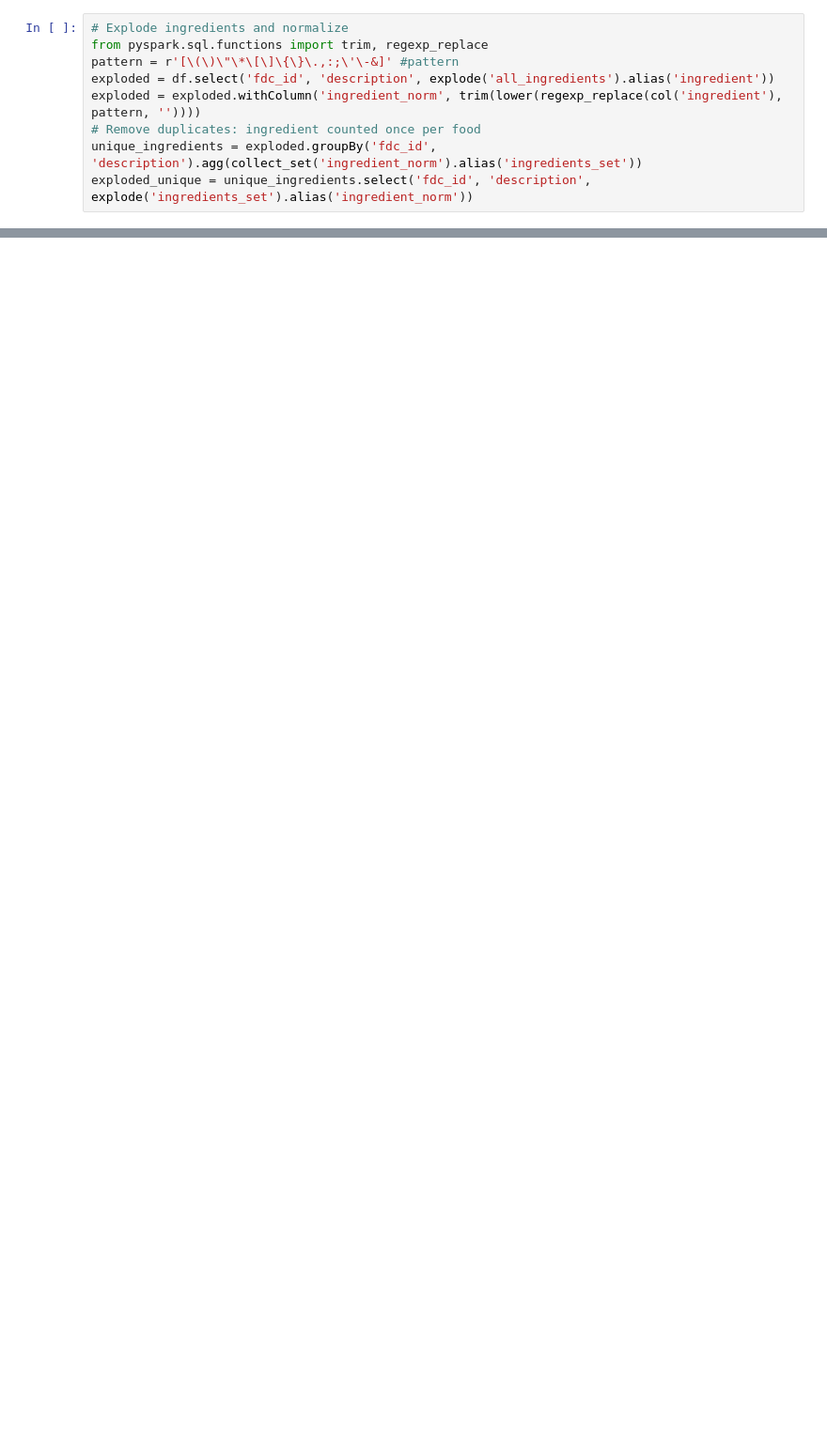
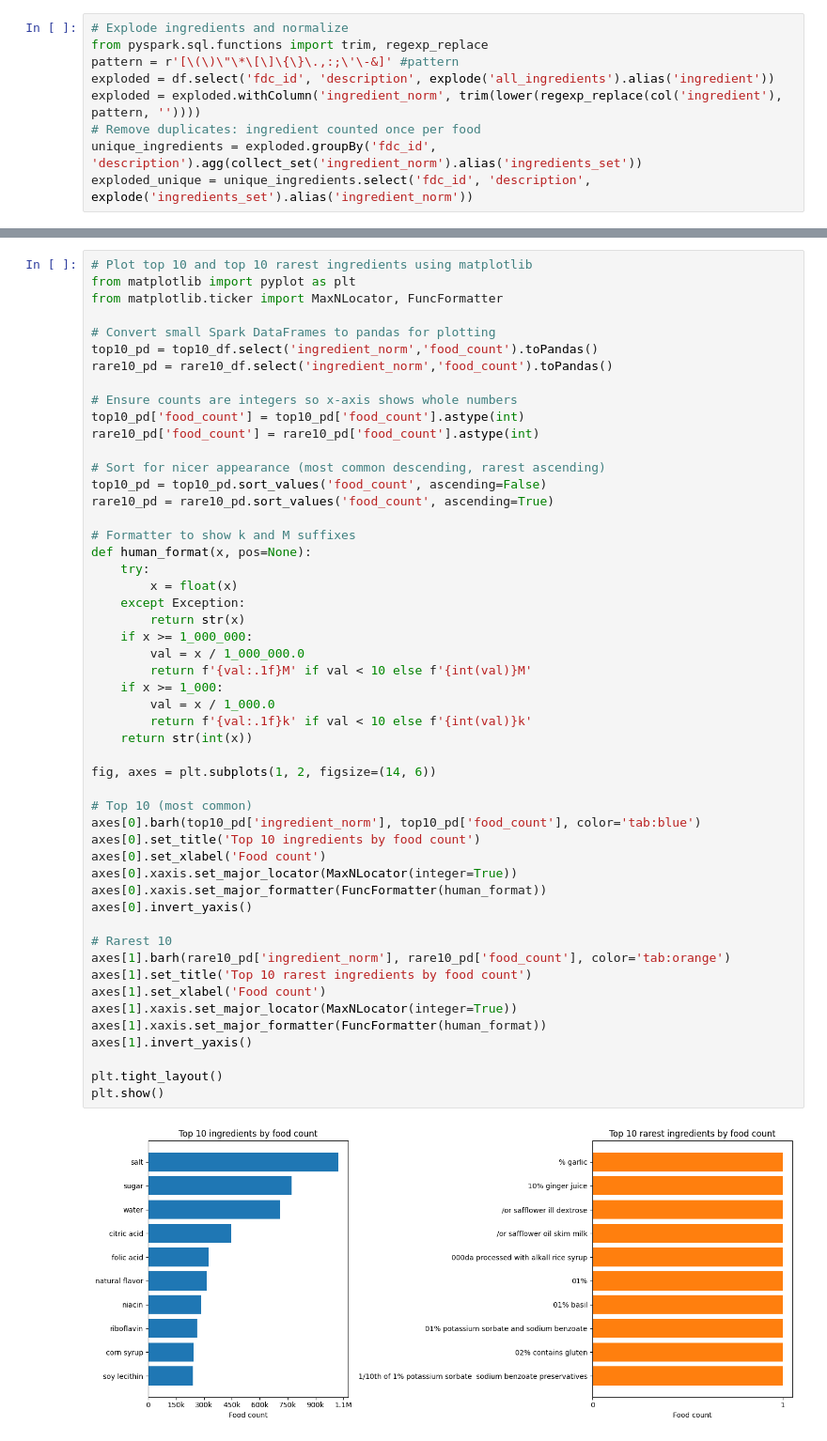
Before and after one commit to Tedyst/FII-BDA, a Jupyter notebook: scripts/ingredient_frequency_analysis.ipynb, the cells around one changed output, grey strips where cells are left out. Shown at 94% size. Cells and saved outputs as stored; diff of their text form; blank space fills up the shorter version.

```diff
--- a/scripts/ingredient_frequency_analysis.ipynb
+++ b/scripts/ingredient_frequency_analysis.ipynb
@@ -53,0 +78,53 @@ ingredient_counts.coalesce(1).write.mode("overwrite").option("header", "true").c
+# %%
+# Plot top 10 and top 10 rarest ingredients using matplotlib
+from matplotlib import pyplot as plt
+from matplotlib.ticker import MaxNLocator, FuncFormatter
+
+# Convert small Spark DataFrames to pandas for plotting
+top10_pd = top10_df.select('ingredient_norm','food_count').toPandas()
+rare10_pd = rare10_df.select('ingredient_norm','food_count').toPandas()
+
+# Ensure counts are integers so x-axis shows whole numbers
+top10_pd['food_count'] = top10_pd['food_count'].astype(int)
+rare10_pd['food_count'] = rare10_pd['food_count'].astype(int)
+
+# Sort for nicer appearance (most common descending, rarest ascending)
+top10_pd = top10_pd.sort_values('food_count', ascending=False)
+rare10_pd = rare10_pd.sort_values('food_count', ascending=True)
+
+# Formatter to show k and M suffixes
+def human_format(x, pos=None):
+    try:
+        x = float(x)
+    except Exception:
+        return str(x)
+    if x >= 1_000_000:
+        val = x / 1_000_000.0
+        return f'{val:.1f}M' if val < 10 else f'{int(val)}M'
+    if x >= 1_000:
+        val = x / 1_000.0
+        return f'{val:.1f}k' if val < 10 else f'{int(val)}k'
+    return str(int(x))
+
+fig, axes = plt.subplots(1, 2, figsize=(14, 6))
+
+# Top 10 (most common)
+axes[0].barh(top10_pd['ingredient_norm'], top10_pd['food_count'], color='tab:blue')
+axes[0].set_title('Top 10 ingredients by food count')
+axes[0].set_xlabel('Food count')
+axes[0].xaxis.set_major_locator(MaxNLocator(integer=True))
+axes[0].xaxis.set_major_formatter(FuncFormatter(human_format))
+axes[0].invert_yaxis()
+
+# Rarest 10
+axes[1].barh(rare10_pd['ingredient_norm'], rare10_pd['food_count'], color='tab:orange')
+axes[1].set_title('Top 10 rarest ingredients by food count')
+axes[1].set_xlabel('Food count')
+axes[1].xaxis.set_major_locator(MaxNLocator(integer=True))
+axes[1].xaxis.set_major_formatter(FuncFormatter(human_format))
+axes[1].invert_yaxis()
+
+plt.tight_layout()
+plt.show()
+# %% [output]
+[figure, added]
```
Also changed, not shown: parts of 3 cells of this notebook, 11 other files.
